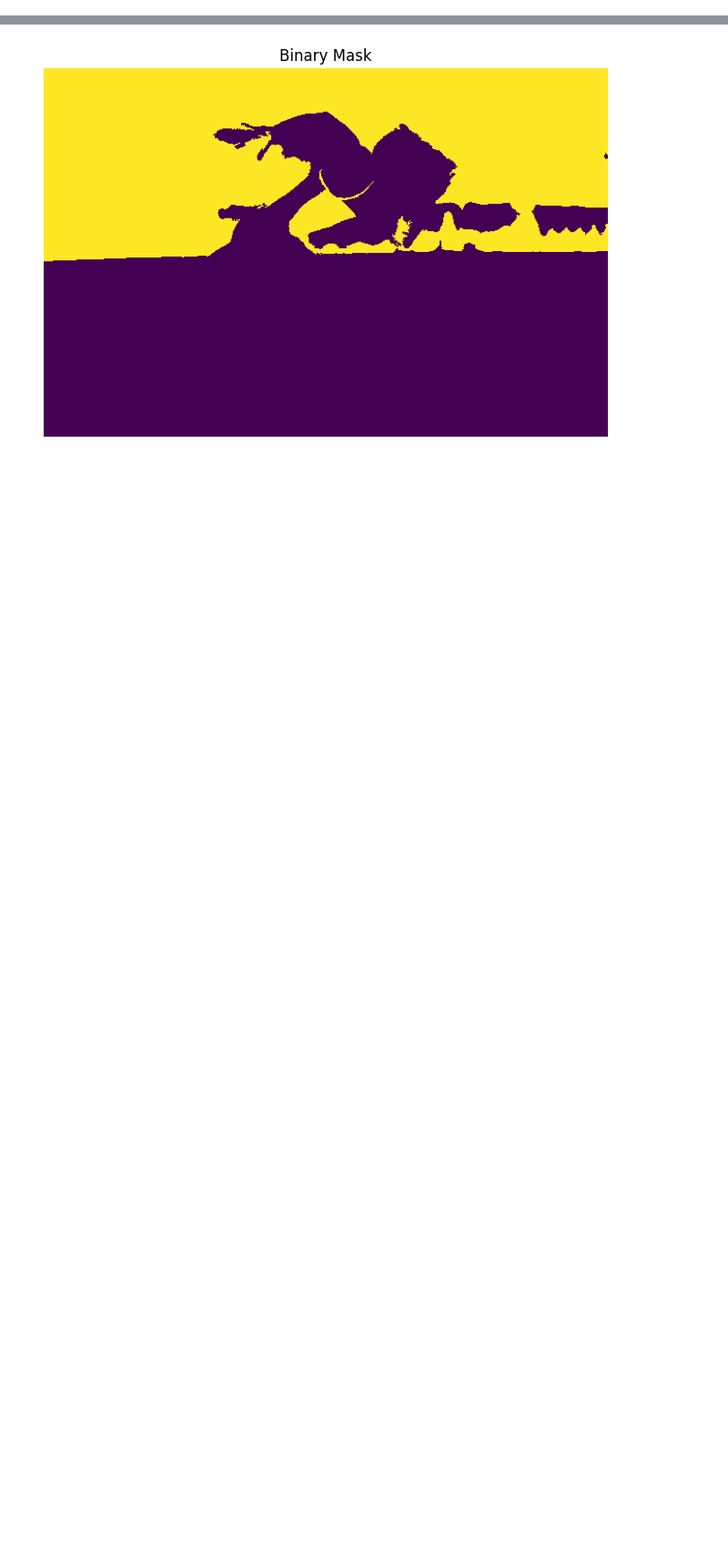
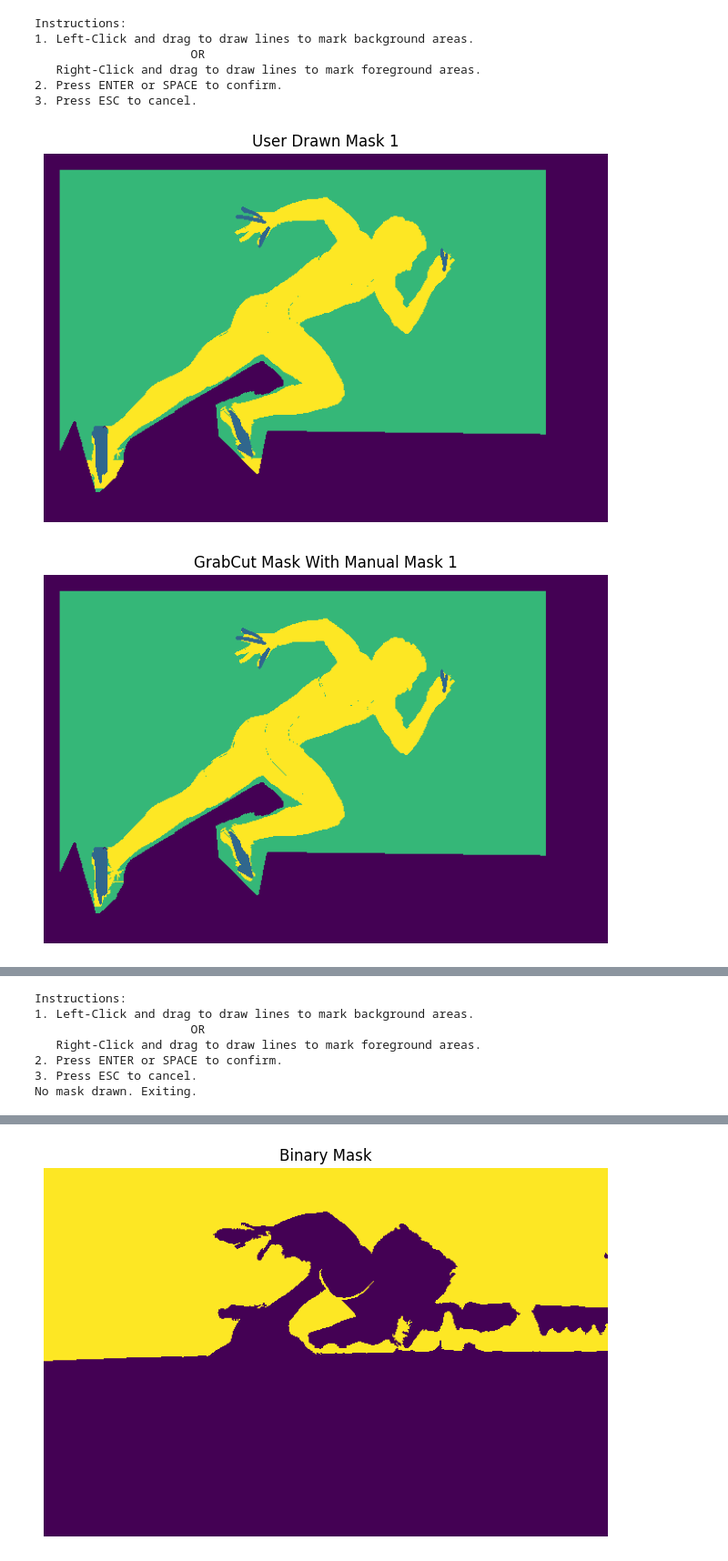
Before and after one commit to jdeleon3/ImageProcessing.BackgroundReplace, a Jupyter notebook: CS-6322-TermProject-Code-2025-5-6.ipynb, the cells around one changed output, grey strips where cells are left out. Shown at 91% size. Saved outputs shown, nothing was run; the diff lists cells and outputs as text; code cells hidden in the pictures; blank space fills up the shorter version.

```diff
--- a/CS-6322-TermProject-Code-2025-5-6.ipynb
+++ b/CS-6322-TermProject-Code-2025-5-6.ipynb
@@ -103,0 +394,33 @@ else:
+# %%
+manual_update_count = 1
+while True:
+    user_drawn_mask, has_drawn = get_user_manual_mask(final_result)
+    if not has_drawn:
+        print("No mask drawn. Exiting.")
+        break
+    else:
+        mask_init[user_drawn_mask == 0] = 0
+        mask_init[user_drawn_mask == 255] = 1
+        show_image(mask_init, title=f"User Drawn Mask {manual_update_count}", is_bgr=False)
+        bgdModel = np.zeros((1,65), dtype=np.float64)
+        fgdModel = np.zeros((1,65), dtype=np.float64)
+        mask, bgdModel, fgdModel = cv2.grabCut(image,mask_init,None,bgdModel,fgdModel,5,cv2.GC_INIT_WITH_MASK)
+
+        show_image(mask, title=f"GrabCut Mask With Manual Mask {manual_update_count}", is_bgr=False)
+        manual_update_count += 1
+
+        mask2 = np.where((mask==2)|(mask==0),0,1).astype('uint8')
+        mask2 = mask2 * 255
+        refined_mask = refine_mask(mask2, kernel_size=5, blur_size=7, iterations=3)
+            # Apply refined mask
+        final_result = cv2.bitwise_and(image, image, mask=(refined_mask // 255))
+show_image(final_result, title=f"Final Result {manual_update_count}", is_bgr=True)
+# %% [output]
+Instructions:
+1. Left-Click and drag to draw lines to mark background areas.
+                      OR
+   Right-Click and drag to draw lines to mark foreground areas.
+2. Press ENTER or SPACE to confirm.
+3. Press ESC to cancel.
+[figure, added]
+[figure, added]
@@ -103,0 +428,7 @@ else:
+Instructions:
+1. Left-Click and drag to draw lines to mark background areas.
+                      OR
+   Right-Click and drag to draw lines to mark foreground areas.
+2. Press ENTER or SPACE to confirm.
+3. Press ESC to cancel.
+No mask drawn. Exiting.
```
Also changed, not shown: parts of 66 cells of this notebook, 14 other files.
